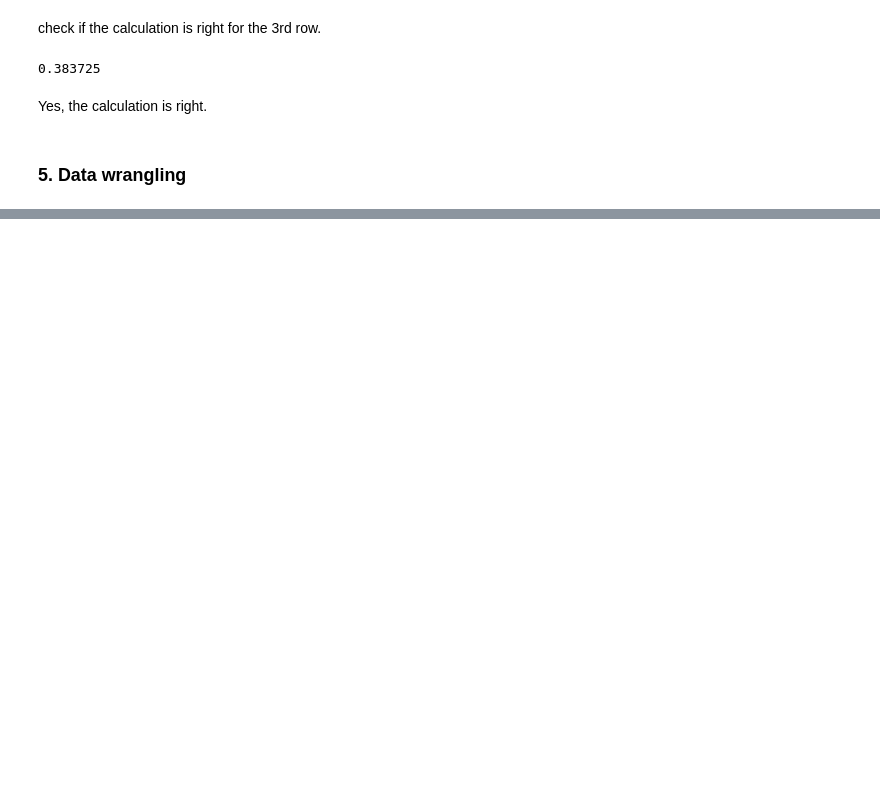
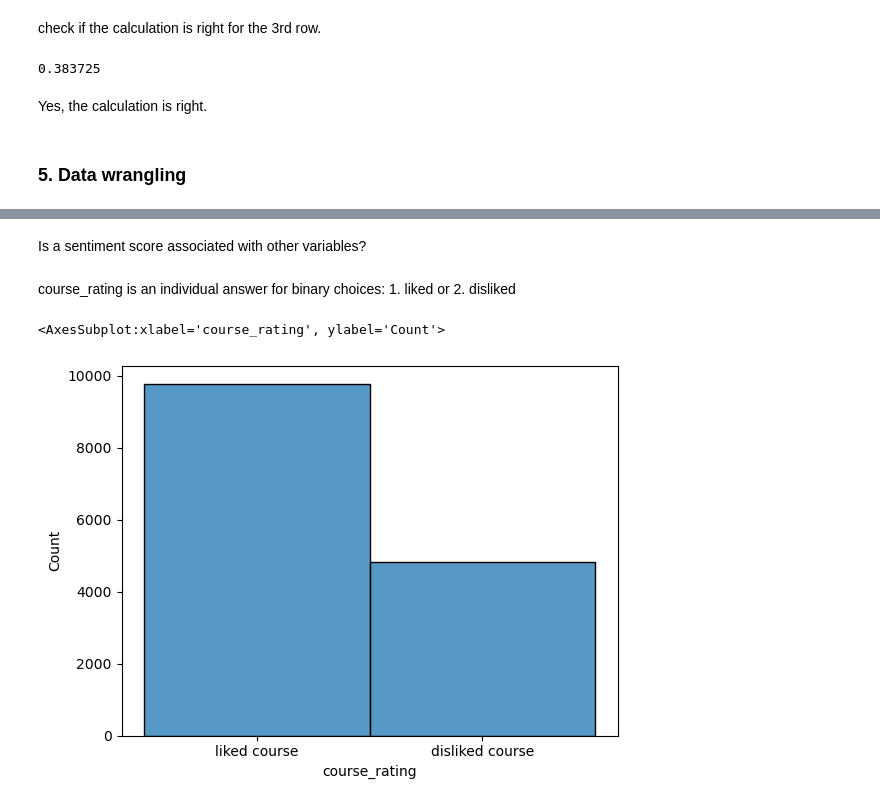
Before and after one commit to tetsupitt/nltk_vader, a Jupyter notebook: sentiment_analysis_coursereview.ipynb, the cells around one changed output, grey strips where cells are left out. Drawn from its saved outputs; the diff is of its cells as text; code cells hidden in the pictures; blank space fills up the shorter version.

```diff
--- a/sentiment_analysis_coursereview.ipynb
+++ b/sentiment_analysis_coursereview.ipynb
@@ -281,3 +280,12 @@ sns.boxplot(y='agg_polarity',
+# %% [markdown]
+Is a sentiment score associated with other variables?
+# %% [markdown]
+course_rating is an individual answer for binary choices: 1. liked or 2. disliked
+# %%
+sns.histplot(data=df, x="course_rating")
+# %% [output]
+<AxesSubplot:xlabel='course_rating', ylabel='Count'>
+[figure, added]
 # %%
 sns.boxplot(y='agg_polarity',
             x='course_rating',
```
Also changed, not shown: parts of 59 cells of this notebook, 1 other file.
